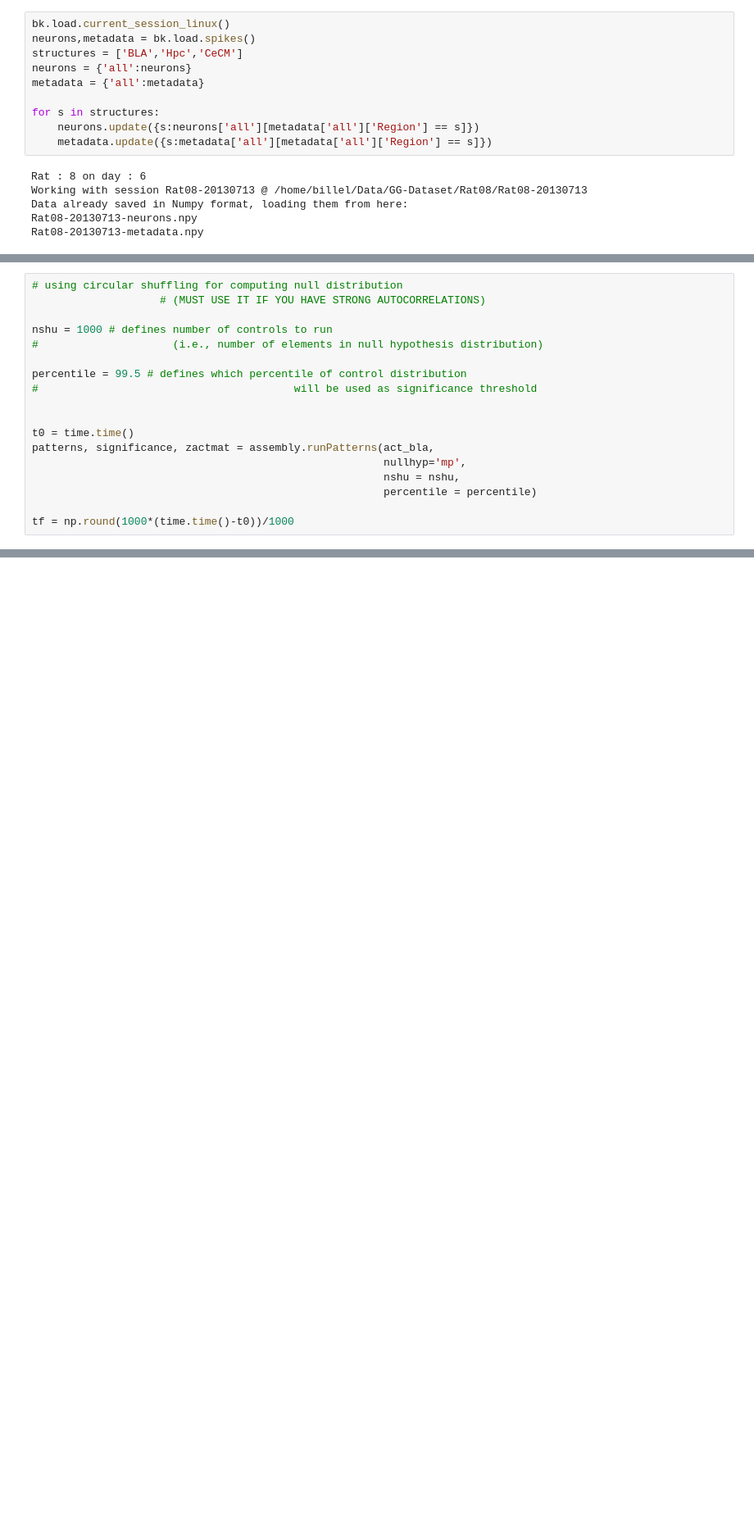
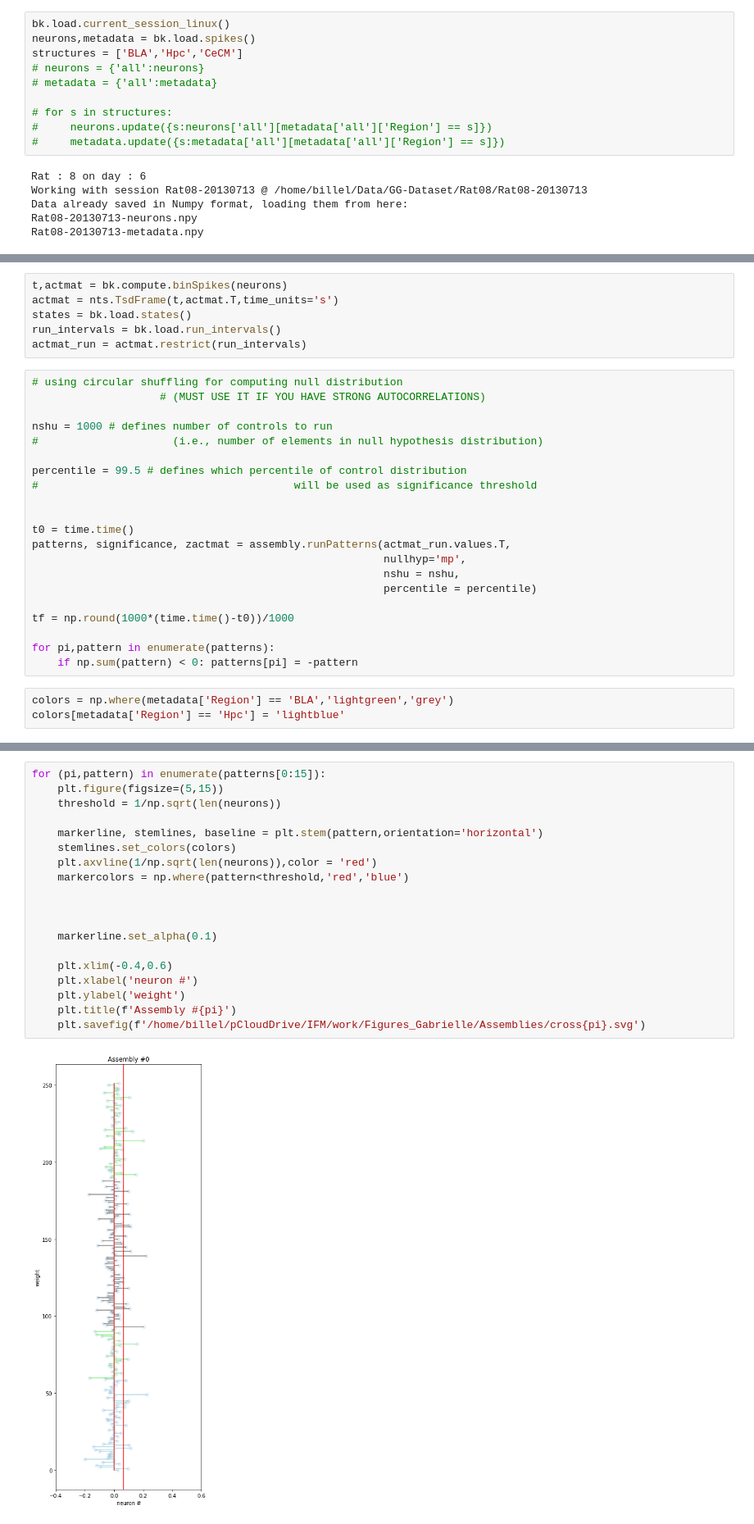
Before and after one commit to KBillel/Amy-Hpc-sleep-dynamcics-python, a Jupyter notebook: assemblies.ipynb, the cells around one changed output, grey strips where cells are left out. Shown at 82% size. Drawn from its saved outputs; the diff is of its cells as text; blank space fills up the shorter version.

Commit message:
update in a long time

```diff
--- a/assemblies.ipynb
+++ b/assemblies.ipynb
@@ -31,12 +21,12 @@ def binSpikes(neurons,binSize = 0.025,start = 0,stop = 0):
 bk.load.current_session_linux()
 neurons,metadata = bk.load.spikes()
 structures = ['BLA','Hpc','CeCM']
-neurons = {'all':neurons}
-metadata = {'all':metadata}
+# neurons = {'all':neurons}
+# metadata = {'all':metadata}
 
-for s in structures:
-    neurons.update({s:neurons['all'][metadata['all']['Region'] == s]})
-    metadata.update({s:metadata['all'][metadata['all']['Region'] == s]})
+# for s in structures:
+#     neurons.update({s:neurons['all'][metadata['all']['Region'] == s]})
+#     metadata.update({s:metadata['all'][metadata['all']['Region'] == s]})
 # %% [output]
 Rat : 8 on day : 6
 Working with session Rat08-20130713 @ /home/billel/Data/GG-Dataset/Rat08/Rat08-20130713
@@ -53,3 +36,9 @@ plt.imshow(act_bla[:,0:1000])
+# %%
+t,actmat = bk.compute.binSpikes(neurons)
+actmat = nts.TsdFrame(t,actmat.T,time_units='s')
+states = bk.load.states()
+run_intervals = bk.load.run_intervals()
+actmat_run = actmat.restrict(run_intervals)
 # %%
 # using circular shuffling for computing null distribution
                     # (MUST USE IT IF YOU HAVE STRONG AUTOCORRELATIONS)
@@ -62,9 +51,15 @@ percentile = 99.5 # defines which percentile of control distribution
 
 
 t0 = time.time()
-patterns, significance, zactmat = assembly.runPatterns(act_bla,
+patterns, significance, zactmat = assembly.runPatterns(actmat_run.values.T,
                                                        nullhyp='mp',
                                                        nshu = nshu,
                                                        percentile = percentile)
 
 tf = np.round(1000*(time.time()-t0))/1000
+
+for pi,pattern in enumerate(patterns):
+    if np.sum(pattern) < 0: patterns[pi] = -pattern
+# %%
+colors = np.where(metadata['Region'] == 'BLA','lightgreen','grey')
+colors[metadata['Region'] == 'Hpc'] = 'lightblue'
@@ -70,0 +74,21 @@ tf = np.round(1000*(time.time()-t0))/1000
+# %%
+for (pi,pattern) in enumerate(patterns[0:15]):
+    plt.figure(figsize=(5,15))
+    threshold = 1/np.sqrt(len(neurons))
+
+    markerline, stemlines, baseline = plt.stem(pattern,orientation='horizontal')
+    stemlines.set_colors(colors)
+    plt.axvline(1/np.sqrt(len(neurons)),color = 'red')
+    markercolors = np.where(pattern<threshold,'red','blue')
+
+
+
+    markerline.set_alpha(0.1)
+
+    plt.xlim(-0.4,0.6)
+    plt.xlabel('neuron #')
+    plt.ylabel('weight')
+    plt.title(f'Assembly #{pi}')
+    plt.savefig(f'/home/billel/pCloudDrive/IFM/work/Figures_Gabrielle/Assemblies/cross{pi}.svg')
+# %% [output]
+[figure, added]
```
Also changed, not shown: parts of 9 cells of this notebook, 22 other files.
